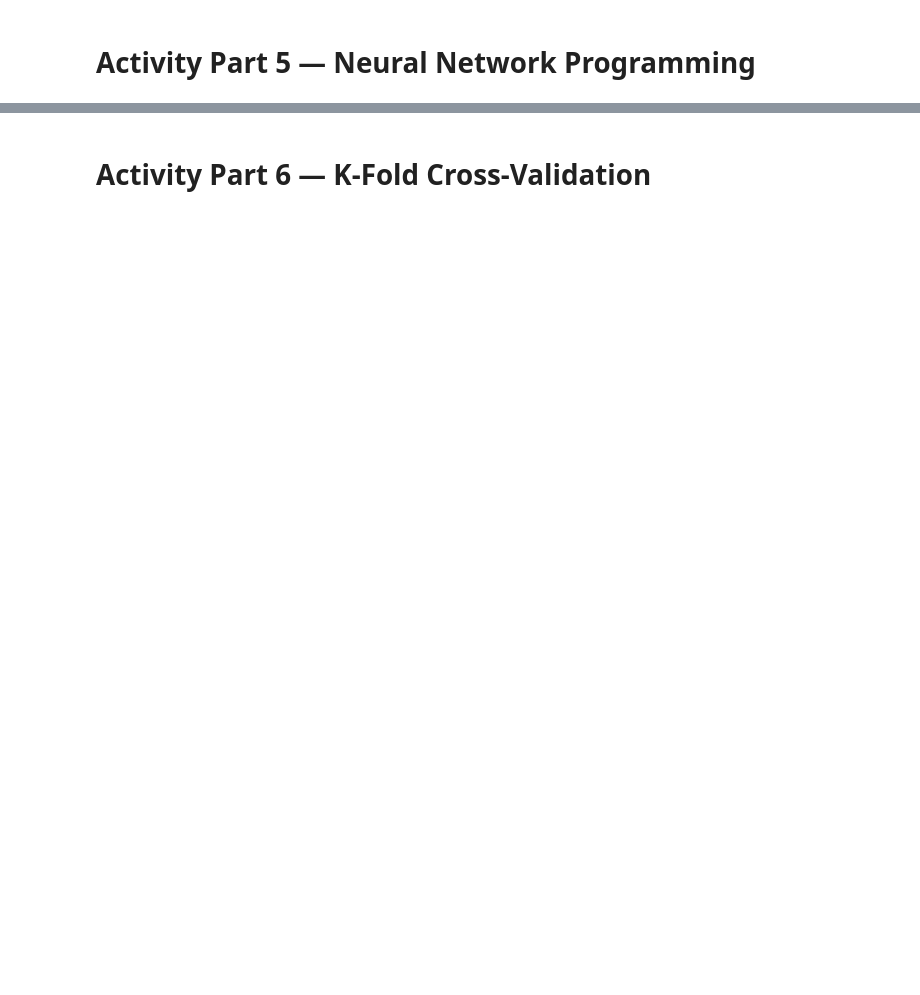
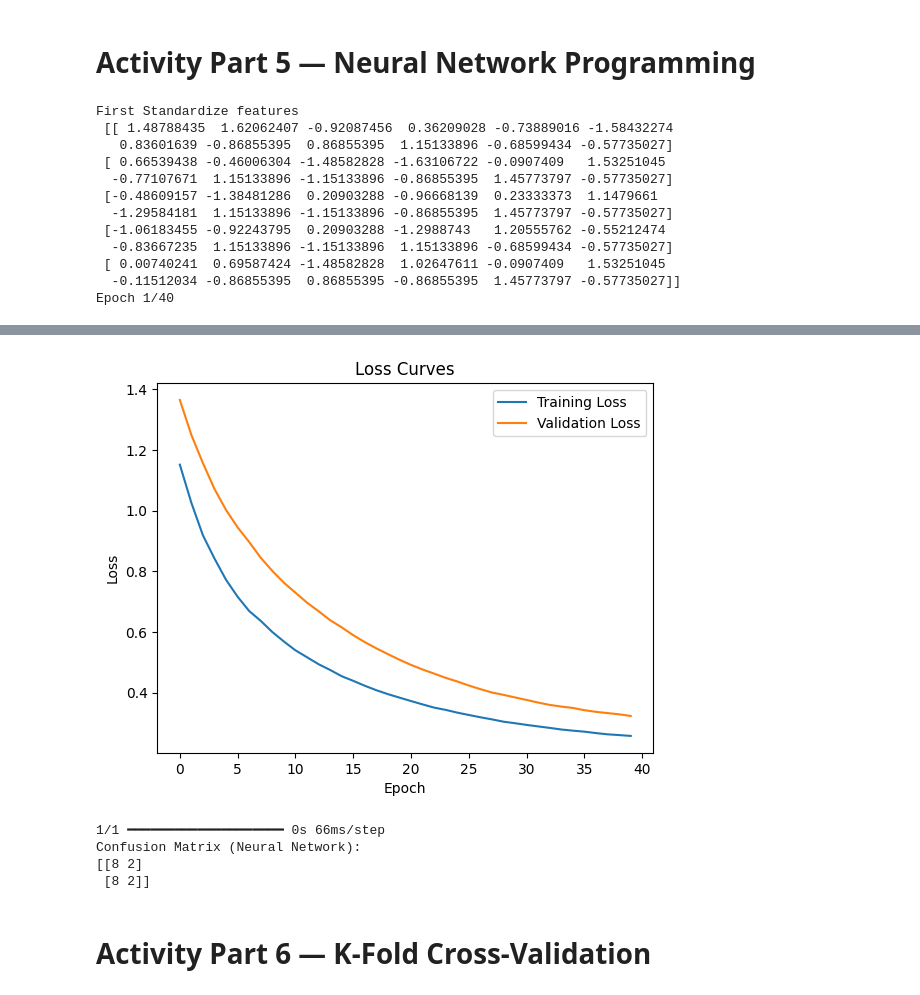
Before and after one commit to Juanandresduarte/Project-Smart-Health-Lifestyle-Prediction-System, a Jupyter notebook: MLPProject.ipynb, the cells around one changed output, grey strips where cells are left out. Cells and saved outputs as stored; diff of their text form; code cells hidden in the pictures; blank space fills up the shorter version.

```diff
--- a/MLPProject.ipynb
+++ b/MLPProject.ipynb
@@ -175,0 +246,74 @@ plt.show()
+# %%
+
+# NOTE: This project covers concepts from classes 1-11, but I had to use methods from class 12 to properly train and validate the model.
+
+
+# TODO 20: Standardize features using StandardScaler
+
+import numpy as np
+from sklearn.preprocessing import StandardScaler
+
+scaler = StandardScaler()
+X_scaled = scaler.fit_transform(X)
+
+print("First Standardize features\n", X_scaled[:5])
+y_binary = np.where(df['HealthScore'] == "Healthy", 1, 0).reshape(-1,1)
+
+
+# TODO 21: Build a simple feedforward neural network (1-2 hidden layers)
+
+from tensorflow.keras.models import Sequential
+from tensorflow.keras.layers import Dense
+
+model = Sequential()
+model.add(Dense(5, input_dim=X_scaled.shape[1], activation='relu'))
+model.add(Dense(4, activation='relu'))
+model.add(Dense(1, activation='linear'))
+
+model.compile(optimizer='adam', loss='mse')
+
+
+# TODO 22: Train network on training data, validate on test data
+
+X_train, X_test, y_train, y_test = train_test_split( X_scaled, y, test_size=0.2, random_state=42)
+
+mf = model.fit( X_train, y_train, validation_data=(X_test, y_test), epochs=40, batch_size=8, verbose=1)
+
+loss = model.evaluate(X_test, y_test)
+print("Test Loss:", loss)
+
+
+# TODO 23: Plot loss and accuracy curves
+
+#  Note:  Accuracy metric does not apply because this is a regression task (Activity Part 5); only loss is computed.
+
+plt.plot(mf.history['loss'], label='Training Loss')
+plt.plot(mf.history['val_loss'], label='Validation Loss')
+plt.title("Loss Curves")
+plt.xlabel("Epoch")
+plt.ylabel("Loss")
+plt.legend()
+plt.show()
+
+
+# TODO 24: Evaluate predictions using confusion matrix
+
+y_pred_nn = model.predict(X_test)
+y_pred_nn_class = y_pred_nn.round().astype(int)
+cm_nn = confusion_matrix(y_test, y_pred_nn_class)
+
+print("Confusion Matrix (Neural Network):")
+print(cm_nn)
+# %% [output]
+First Standardize features
+ [[ 1.48788435  1.62062407 -0.92087456  0.36209028 -0.73889016 -1.58432274
+   0.83601639 -0.86855395  0.86855395  1.15133896 -0.68599434 -0.57735027]
+ [ 0.66539438 -0.46006304 -1.48582828 -1.63106722 -0.0907409   1.53251045
+  -0.77107671  1.15133896 -1.15133896 -0.86855395  1.45773797 -0.57735027]
+ [-0.48609157 -1.38481286  0.20903288 -0.96668139  0.23333373  1.1479661
+  -1.29584181  1.15133896 -1.15133896 -0.86855395  1.45773797 -0.57735027]
+ [-1.06183455 -0.92243795  0.20903288 -1.2988743   1.20555762 -0.55212474
+  -0.83667235  1.15133896 -1.15133896  1.15133896 -0.68599434 -0.57735027]
+ [ 0.00740241  0.69587424 -1.48582828  1.02647611 -0.0907409   1.53251045
+  -0.11512034 -0.86855395  0.86855395 -0.86855395  1.45773797 -0.57735027]]
+Epoch 1/40
@@ -176,3 +337,8 @@ plt.show()
+[figure, added]
+1/1 ━━━━━━━━━━━━━━━━━━━━ 0s 66ms/step
+Confusion Matrix (Neural Network):
+[[8 2]
+ [8 2]]
 # %% [markdown]
 # **Activity Part 6 — K-Fold Cross-Validation**
 # %%
```
Also changed, not shown: parts of 5 cells of this notebook.
